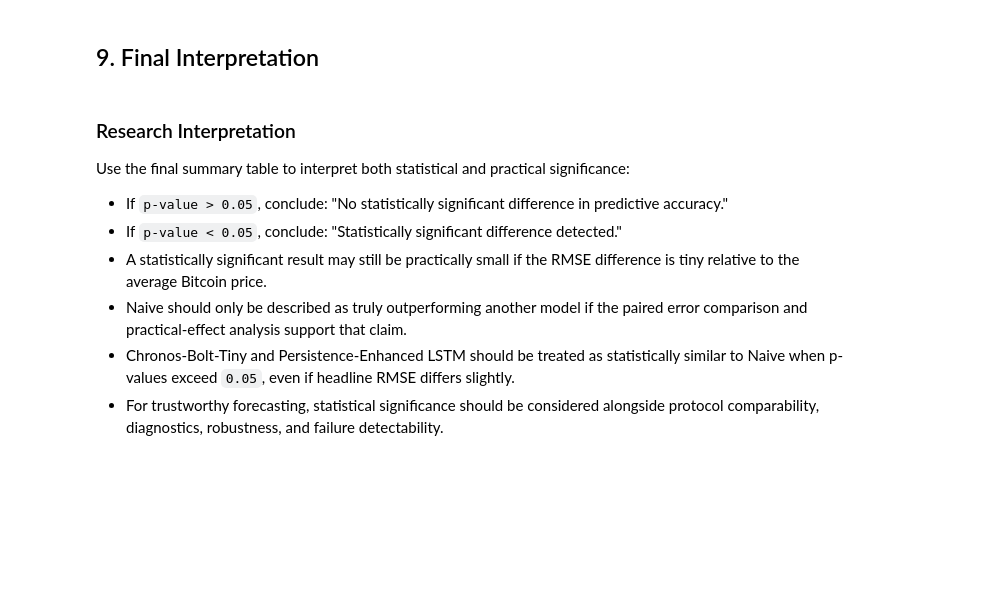
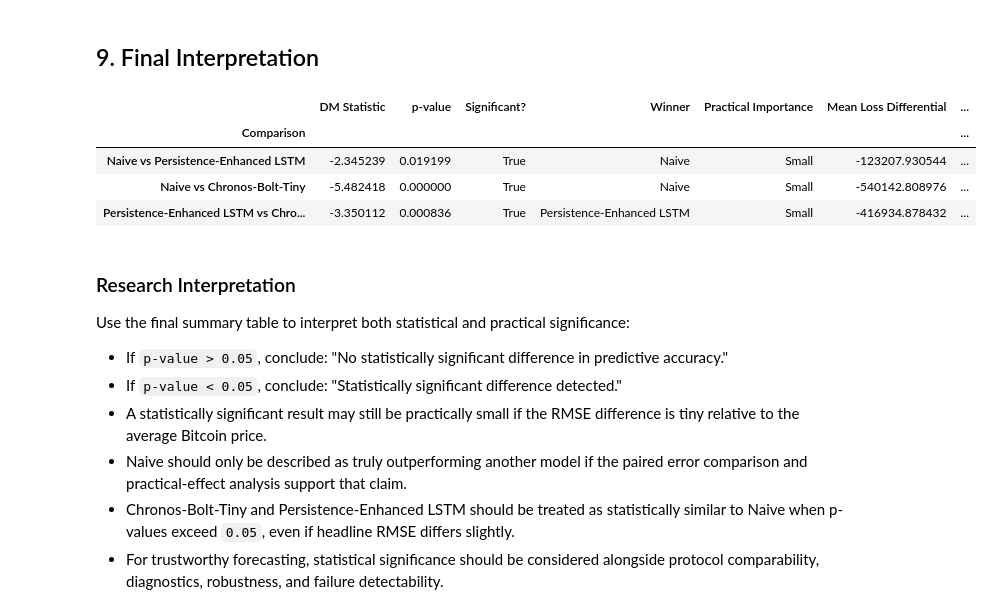
Before and after one commit to mdsoadsolaiman/TimeSeriesFoundationModels, a Jupyter notebook: notebooks/09_Statistical_Significance_Test.ipynb, the cells around one changed output. Cells and saved outputs as stored; diff of their text form; code cells hidden in the pictures; blank space fills up the shorter version.

Commit message:
statistical significance till chronos

```diff
--- a/notebooks/09_Statistical_Significance_Test.ipynb
+++ b/notebooks/09_Statistical_Significance_Test.ipynb
@@ -149,0 +77,36 @@ if forecast_results[["persistence_enhanced_lstm", "chronos_bolt_tiny_forecast"]]
+# %%
+forecast_file = PROJECT_ROOT / "results" / "validated_forecasts.csv"
+if not forecast_file.exists():
+    raise FileNotFoundError(f"Missing validated forecast artifact: {forecast_file}")
+
+forecast_results = pd.read_csv(forecast_file, parse_dates=["Timestamp"]).set_index("Timestamp")
+if forecast_results.index.tz is None:
+    forecast_results.index = forecast_results.index.tz_localize("UTC")
+forecast_results = forecast_results.sort_index()
+
+required_columns = ["Actual", "Naive", "Persistence_Enhanced_LSTM", "Chronos_Bolt_Tiny"]
+missing_columns = [column for column in required_columns if column not in forecast_results.columns]
+if missing_columns:
+    raise ValueError(f"Missing required forecast columns: {missing_columns}")
+
+assert forecast_results.shape == (1061, 4)
+assert forecast_results.index.is_unique
+assert forecast_results.index.is_monotonic_increasing
+assert forecast_results.index.equals(test.index)
+assert not forecast_results[required_columns].isna().any().any()
+assert np.isfinite(forecast_results[required_columns].to_numpy(dtype=float)).all()
+
+y_test = forecast_results["Actual"].rename("Actual")
+naive_forecast = forecast_results["Naive"].rename("Naive")
+persistence_enhanced_lstm = forecast_results["Persistence_Enhanced_LSTM"].rename("Persistence-Enhanced LSTM")
+chronos_bolt_tiny_forecast = forecast_results["Chronos_Bolt_Tiny"].rename("Chronos-Bolt-Tiny")
+
+forecast_source_status = pd.DataFrame(
+    [
+        {"Forecast": "Actual", "Source": str(forecast_file), "Available": True, "Length": len(y_test)},
+        {"Forecast": "Naive", "Source": str(forecast_file), "Available": True, "Length": len(naive_forecast)},
+        {"Forecast": "Persistence-Enhanced LSTM", "Source": str(forecast_file), "Available": True, "Length": len(persistence_enhanced_lstm)},
+        {"Forecast": "Chronos-Bolt-Tiny", "Source": str(forecast_file), "Available": True, "Length": len(chronos_bolt_tiny_forecast)},
+    ]
+)
+forecast_source_status
@@ -353,22 +427,29 @@ practical_significance
 # %% [markdown]
 ## 9. Final Interpretation
 # %%
-final_summary = dm_results.join(effect_size_table, how="left").join(practical_significance, how="left")
+practical_columns = practical_significance.drop(columns=["RMSE Difference"], errors="ignore")
+final_summary = dm_results.join(effect_size_table, how="left").join(practical_columns, how="left")
 final_summary["Significant?"] = final_summary["p-value"] < 0.05
 final_summary = final_summary[
     [
         "DM Statistic",
         "p-value",
         "Significant?",
         "Winner",
         "Practical Importance",
         "Mean Loss Differential",
         "MAE Difference",
         "RMSE Difference",
         "Difference Relative to Average Bitcoin Price",
     ]
 ]
 final_summary
+# %% [output]
+|  | DM Statistic | p-value | Significant? | Winner | Practical Importance | Mean Loss Differential | ... |
+| Comparison |  |  |  |  |  |  | ... |
+| Naive vs Persistence-Enhanced LSTM | -2.345239 | 0.019199 | True | Naive | Small | -123207.930544 | ... |
+| Naive vs Chronos-Bolt-Tiny | -5.482418 | 0.000000 | True | Naive | Small | -540142.808976 | ... |
+| Persistence-Enhanced LSTM vs Chro... | -3.350112 | 0.000836 | True | Persistence-Enhanced LSTM | Small | -416934.878432 | ... |
 # %% [markdown]
 ### Research Interpretation
 
```
Also changed, not shown: parts of 15 cells of this notebook, 7 other files.
